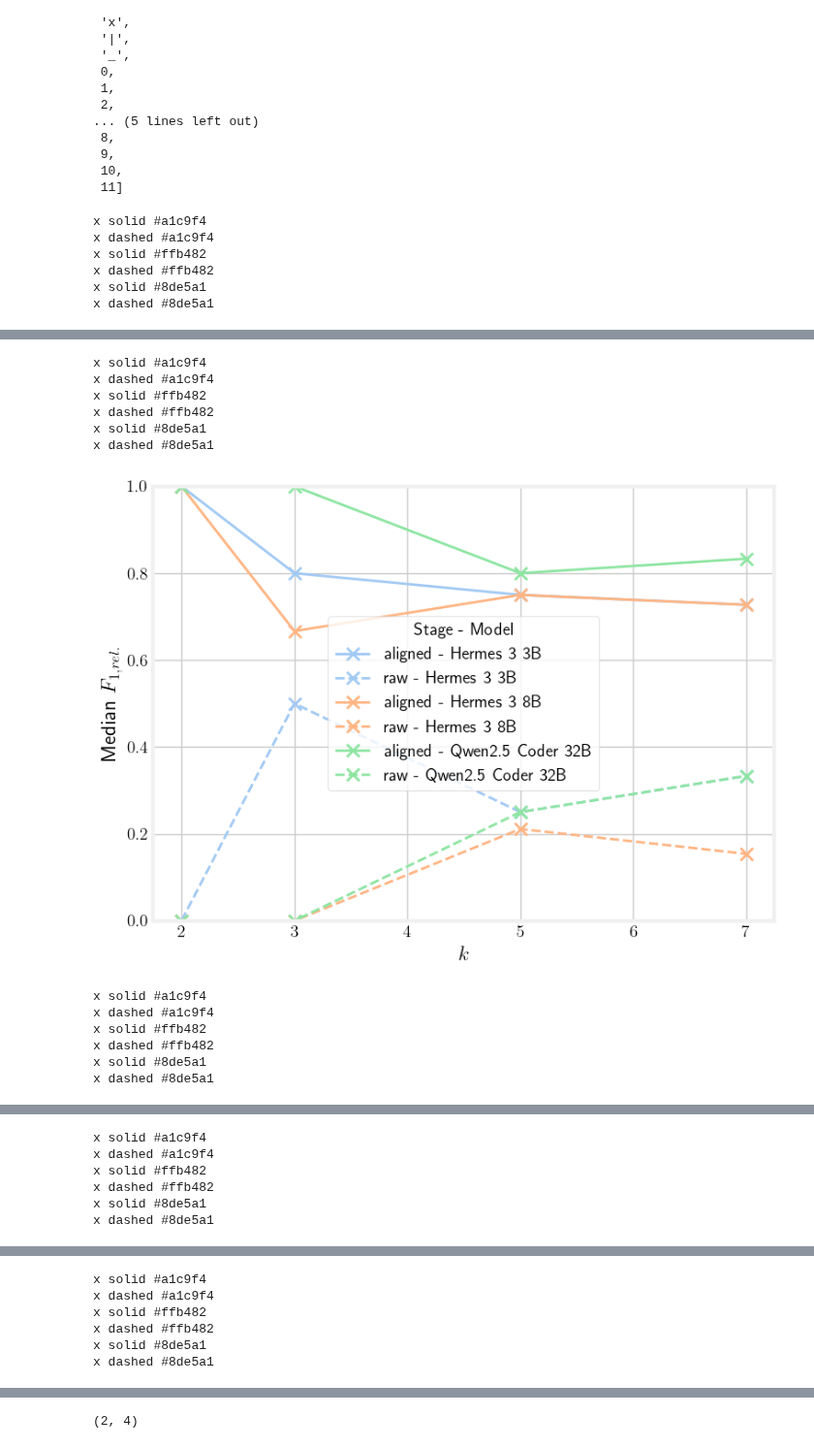
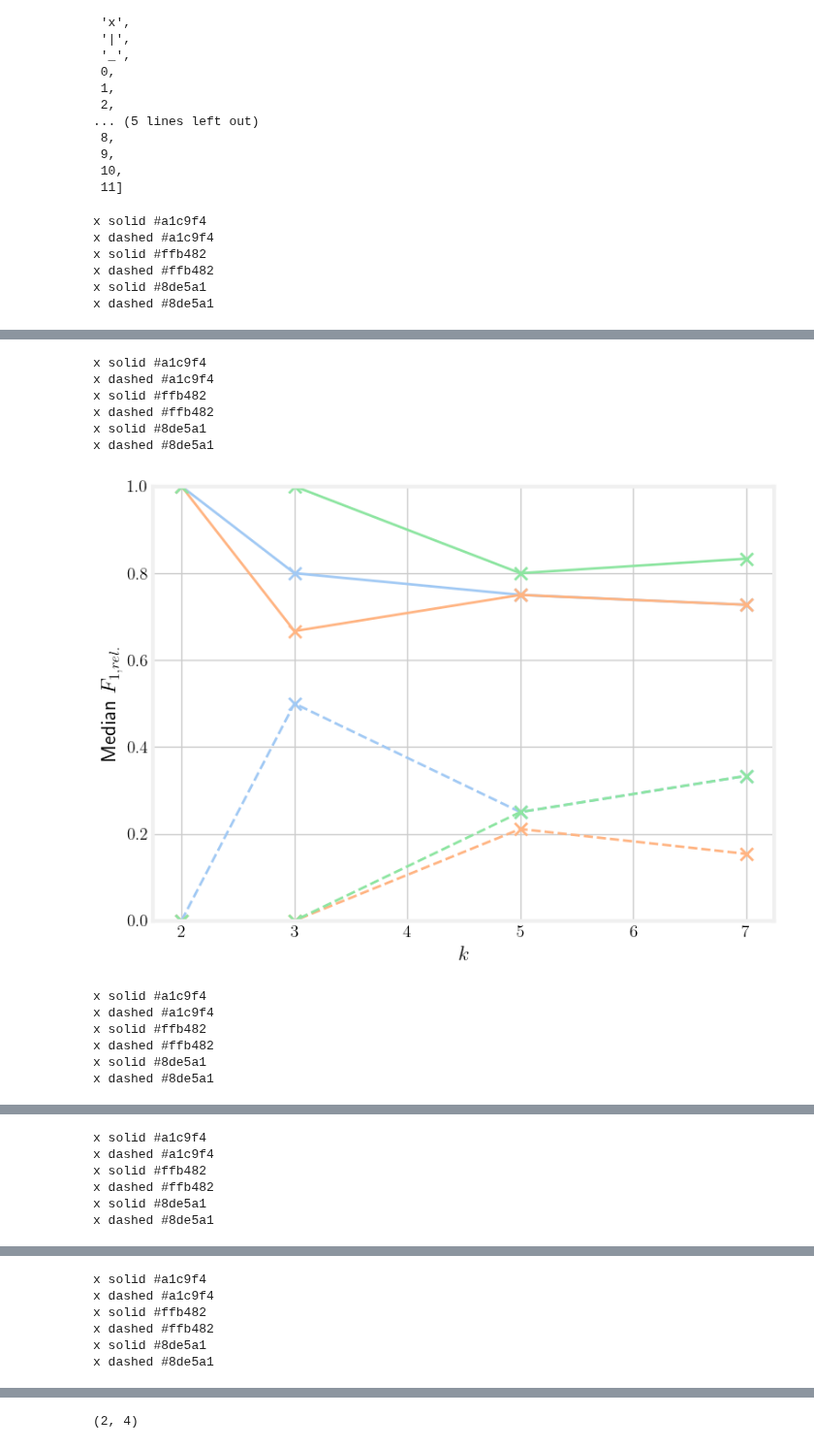
Before and after one commit to hereditary-eu/OnSET, a Jupyter notebook: exploration/querying/result-parse.ipynb, the cells around one changed output, grey strips where cells are left out. Shown at 97% size. Cells and saved outputs as stored; diff of their text form; code cells hidden in the pictures.

```diff
--- a/exploration/querying/result-parse.ipynb
+++ b/exploration/querying/result-parse.ipynb
@@ -247,6 +248,28 @@ grouped_query_gen_compare_mean = grouped_query_gen_compare_mean.rename(
 ).rename_axis(
     [column_map["n_nodes"], column_map["generator"], column_map["stage"]], axis=0
 )
+
+
+grouped_query_gen_compare_mean["$p$-value"]=""
+for n_nodes in query_gen_compare["n_nodes"].unique():
+    for origin in ["llama", "templated"]:
+        print("Two-sample t-test for n_nodes =", n_nodes, "and origin =", origin)
+        test= stats.ttest_ind(
+            query_gen_compare[
+                (query_gen_compare["generator"] == origin)
+                & (query_gen_compare["n_nodes"] == n_nodes)
+                & (query_gen_compare["stage"] == "aligned")
+            ]["f1_score"],
+            query_gen_compare[
+                (query_gen_compare["generator"] == "human")
+                & (query_gen_compare["n_nodes"] == n_nodes)
+                & (query_gen_compare["stage"] == "aligned")
+            ]["f1_score"],
+        )
+        print(f"t-statistic: {test.statistic:.3f}, p-value: {test.pvalue:.3f}")
+        grouped_query_gen_compare_mean.loc[
+            (n_nodes, origin, "aligned"), "$p$-value"
+        ] = test.pvalue
 with open("tables/compare_gen_query.tex", "w") as f:
     f.write(
         grouped_query_gen_compare_mean.to_latex(
@@ -594,35 +651,36 @@ for dataset in grouped_dfs_raw.keys():
         # ax.set_title(f"Comparison of {dataset} across stages and prompt types")
         ax.set_xlabel("$k$")
         ax.set_ylabel(f"Median {column_map[metric]}")
-        ax.legend(title="Stage - Model")
+        if metric == "f1_score" and dataset == "DBpedia":
+            ax.legend(title="Stage - Model")
         ax.set_ylim(0, 1)
         tikzplotlib.save(
             f"figures/compare_{dataset}_{metric}.tex",
             extra_tikzpicture_parameters=[
                 "scale=0.5",
                 """every axis/.style={legend pos=south west, legend style={
                 font=\\small}
                 }""",
             ],
             axis_height="1.5\\textwidth",
             axis_width="2\\textwidth",
         )
         plt.show()
 # %% [output]
 x solid #a1c9f4
 x dashed #a1c9f4
 x solid #ffb482
 x dashed #ffb482
 x solid #8de5a1
 x dashed #8de5a1
 [figure]
 x solid #a1c9f4
 x dashed #a1c9f4
 x solid #ffb482
 x dashed #ffb482
 x solid #8de5a1
 x dashed #8de5a1
-[figure, old version]
+[figure, new version]
 x solid #a1c9f4
 x dashed #a1c9f4
 x solid #ffb482
```
Also changed, not shown: parts of 7 cells of this notebook, 4 other files.
